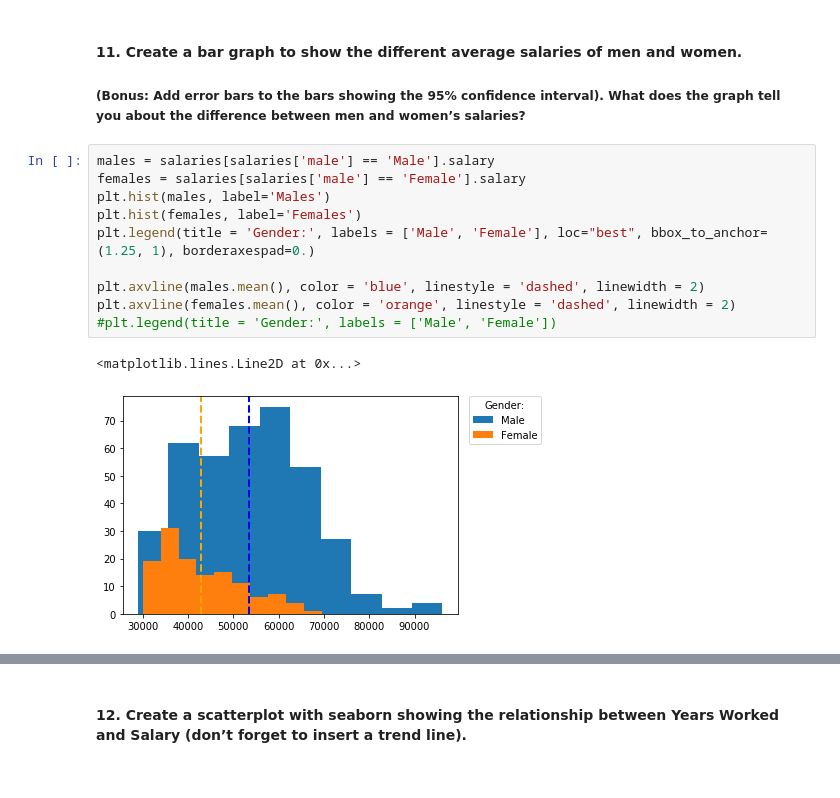
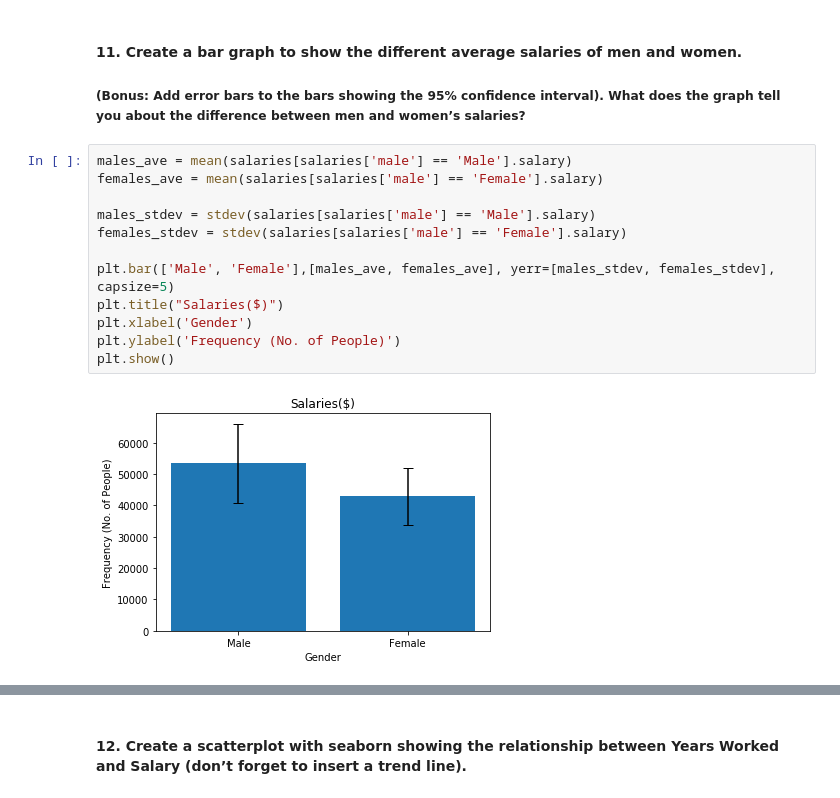
Before and after one commit to PhathuAuti/statistical-thinking, a Jupyter notebook: Statistical Thinking - Salaries.ipynb, the cells around one changed output, grey strips where cells are left out. Drawn from its saved outputs; the diff is of its cells as text.

```diff
--- a/Statistical Thinking - Salaries.ipynb
+++ b/Statistical Thinking - Salaries.ipynb
@@ -190,16 +190,17 @@ Salary is highly distributed at a roughly 35000 dollars mark. Although many more
 # %% [markdown]
 #### 11. Create a bar graph to show the different average salaries of men and women.
 ##### (Bonus: Add error bars to the bars showing the 95% confidence interval). What does the graph tell you about the difference between men and women’s salaries?
-# %%
-males = salaries[salaries['male'] == 'Male'].salary
-females = salaries[salaries['male'] == 'Female'].salary
-plt.hist(males, label='Males')
-plt.hist(females, label='Females')
-plt.legend(title = 'Gender:', labels = ['Male', 'Female'], loc="best", bbox_to_anchor=(1.25, 1), borderaxespad=0.)
-
-plt.axvline(males.mean(), color = 'blue', linestyle = 'dashed', linewidth = 2)
-plt.axvline(females.mean(), color = 'orange', linestyle = 'dashed', linewidth = 2)
-#plt.legend(title = 'Gender:', labels = ['Male', 'Female'])
-# %% [output]
-<matplotlib.lines.Line2D at 0x...>
-[figure, removed]
+# %%
+males_ave = mean(salaries[salaries['male'] == 'Male'].salary)
+females_ave = mean(salaries[salaries['male'] == 'Female'].salary)
+
+males_stdev = stdev(salaries[salaries['male'] == 'Male'].salary)
+females_stdev = stdev(salaries[salaries['male'] == 'Female'].salary)
+
+plt.bar(['Male', 'Female'],[males_ave, females_ave], yerr=[males_stdev, females_stdev], capsize=5)
+plt.title("Salaries($)")
+plt.xlabel('Gender')
+plt.ylabel('Frequency (No. of People)')
+plt.show()
+# %% [output]
+[figure, added]
```
Also changed, not shown: parts of 9 cells of this notebook.
